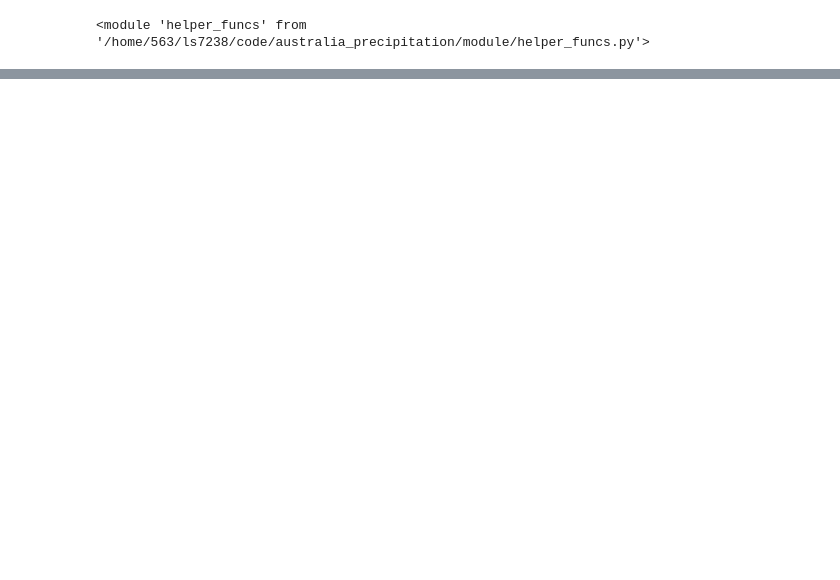
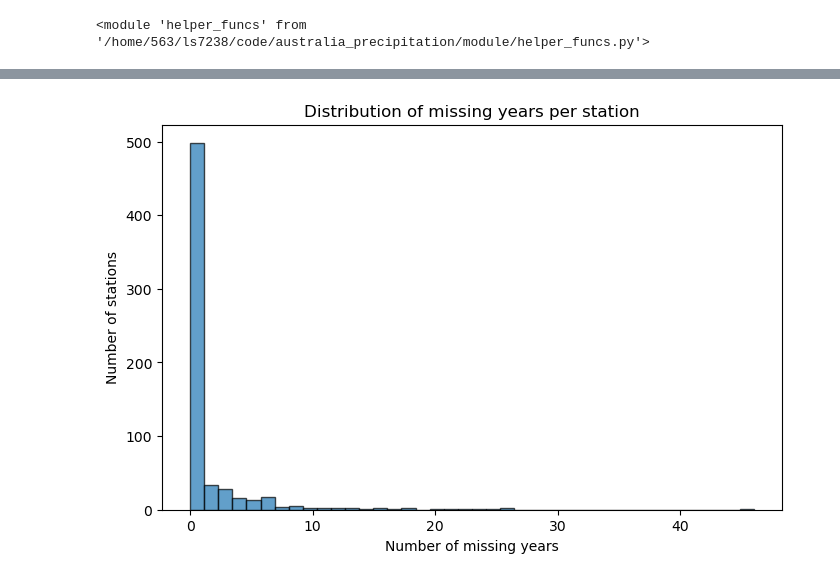
Before and after one commit to lettysolly/australia_precipitation, a Jupyter notebook: python/sanity_checks.ipynb, the cells around one changed output, grey strips where cells are left out. Cells and saved outputs as stored; diff of their text form; code cells hidden in the pictures; blank space fills up the shorter version.

```diff
--- a/python/sanity_checks.ipynb
+++ b/python/sanity_checks.ipynb
@@ -300,0 +424,22 @@ Name: prcp, dtype: float64
+# %%
+# Looking for stations that have long periods of no data years:
+
+# number of nans per station (in their recording period)
+nan_counts = {}
+for station in annualrain_df.columns:
+    start_year = metadata_df.loc[metadata_df['Station Number'] == station, 'Start Year'].values[0]
+    end_year   = metadata_df.loc[metadata_df['Station Number'] == station, 'End Year'].values[0]
+    station_data = annualrain_df[station].loc[start_year:end_year]
+    nan_counts[station] = station_data.isna().sum()
+
+nan_counts = pd.Series(nan_counts)
+
+
+plt.figure(figsize=(8,5))
+plt.hist(nan_counts, bins=40, edgecolor="k", alpha=0.7)
+plt.xlabel("Number of missing years")
+plt.ylabel("Number of stations")
+plt.title("Distribution of missing years per station")
+plt.show()
+# %% [output]
+[figure, added]
```
Also changed, not shown: parts of 32 cells of this notebook, 2 other files.
